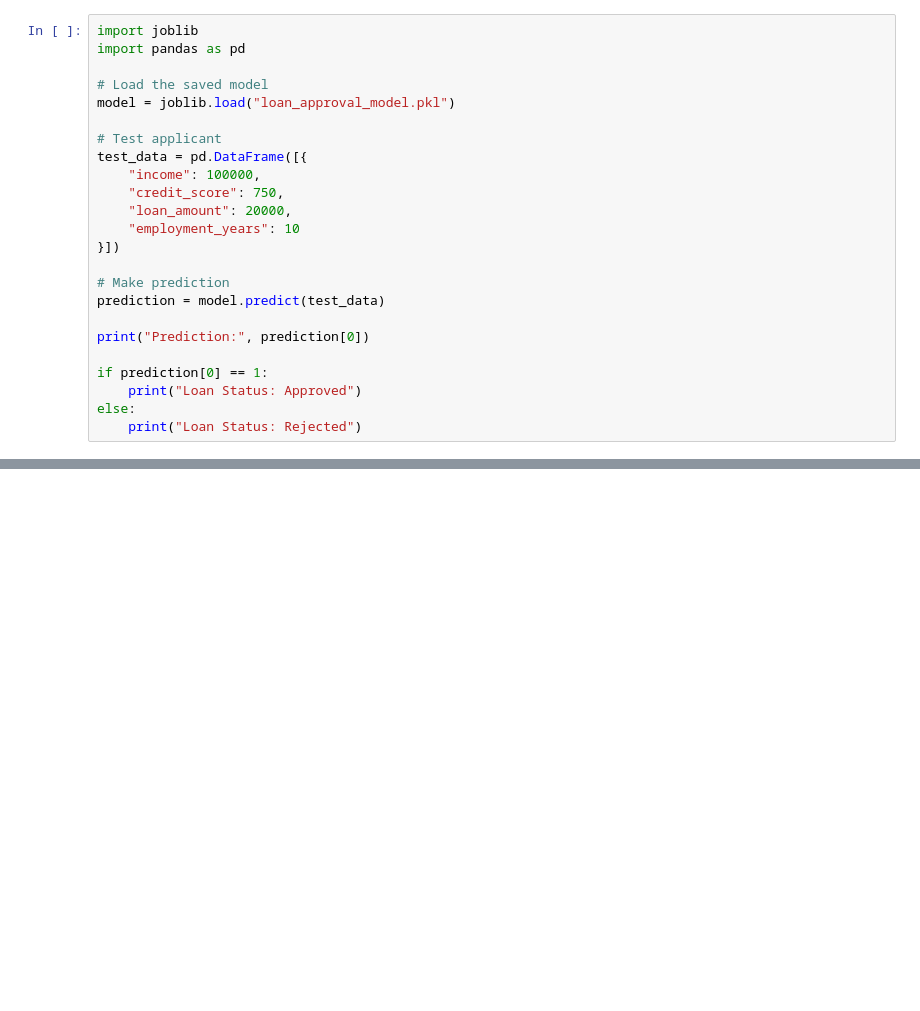
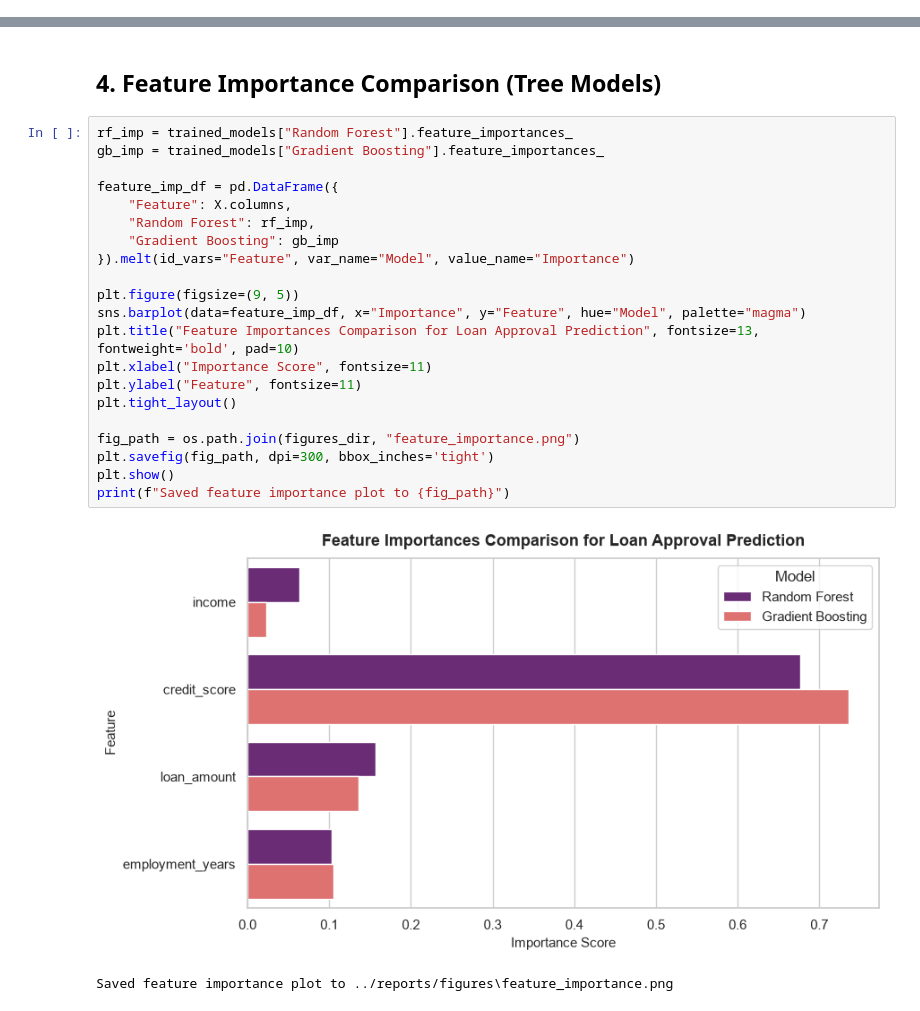
Before and after one commit to Kishore-Procode/Group-5-Procode-Project, a Jupyter notebook: Supervised_Learning/notebooks/04_model_training.ipynb, the cells around one changed output, grey strips where cells are left out. Drawn from its saved outputs; the diff is of its cells as text; blank space fills up the shorter version.

```diff
--- a/Supervised_Learning/notebooks/04_model_training.ipynb
+++ b/Supervised_Learning/notebooks/04_model_training.ipynb
@@ -330,24 +52,0 @@ joblib.dump(rf_model, "loan_approval_model.pkl")
-# %%
-import joblib
-import pandas as pd
-
-# Load the saved model
-model = joblib.load("loan_approval_model.pkl")
-
-# Test applicant
-test_data = pd.DataFrame([{
-    "income": 100000,
-    "credit_score": 750,
-    "loan_amount": 20000,
-    "employment_years": 10
-}])
-
-# Make prediction
-prediction = model.predict(test_data)
-
-print("Prediction:", prediction[0])
-
-if prediction[0] == 1:
-    print("Loan Status: Approved")
-else:
-    print("Loan Status: Rejected")
@@ -356,0 +134,26 @@ Loan Status: Approved
+# %% [markdown]
+## 4. Feature Importance Comparison (Tree Models)
+# %%
+rf_imp = trained_models["Random Forest"].feature_importances_
+gb_imp = trained_models["Gradient Boosting"].feature_importances_
+
+feature_imp_df = pd.DataFrame({
+    "Feature": X.columns,
+    "Random Forest": rf_imp,
+    "Gradient Boosting": gb_imp
+}).melt(id_vars="Feature", var_name="Model", value_name="Importance")
+
+plt.figure(figsize=(9, 5))
+sns.barplot(data=feature_imp_df, x="Importance", y="Feature", hue="Model", palette="magma")
+plt.title("Feature Importances Comparison for Loan Approval Prediction", fontsize=13, fontweight='bold', pad=10)
+plt.xlabel("Importance Score", fontsize=11)
+plt.ylabel("Feature", fontsize=11)
+plt.tight_layout()
+
+fig_path = os.path.join(figures_dir, "feature_importance.png")
+plt.savefig(fig_path, dpi=300, bbox_inches='tight')
+plt.show()
+print(f"Saved feature importance plot to {fig_path}")
+# %% [output]
+[figure, added]
+Saved feature importance plot to ../reports/figures\feature_importance.png
```
Also changed, not shown: parts of 29 cells of this notebook, 13 other files.
